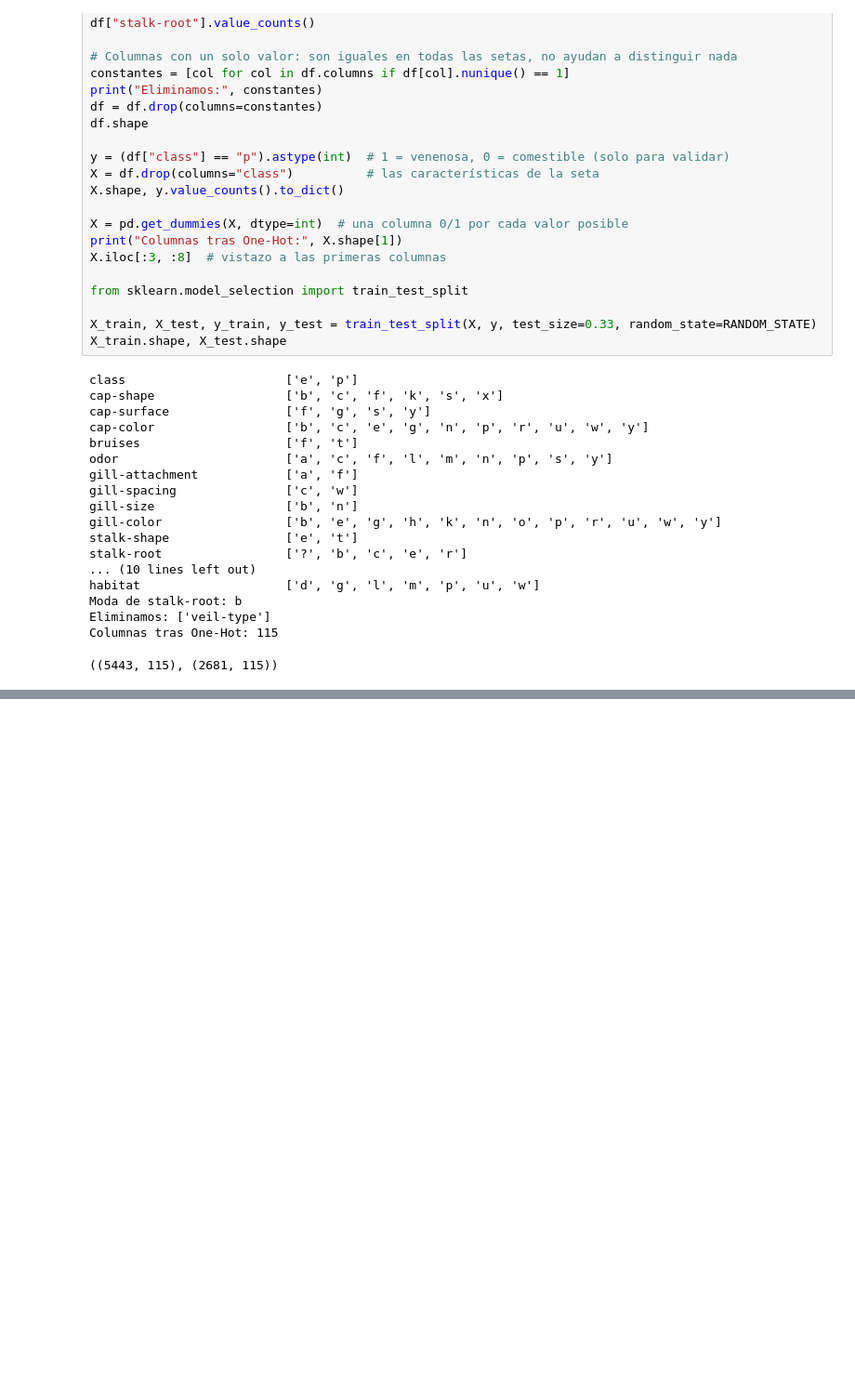
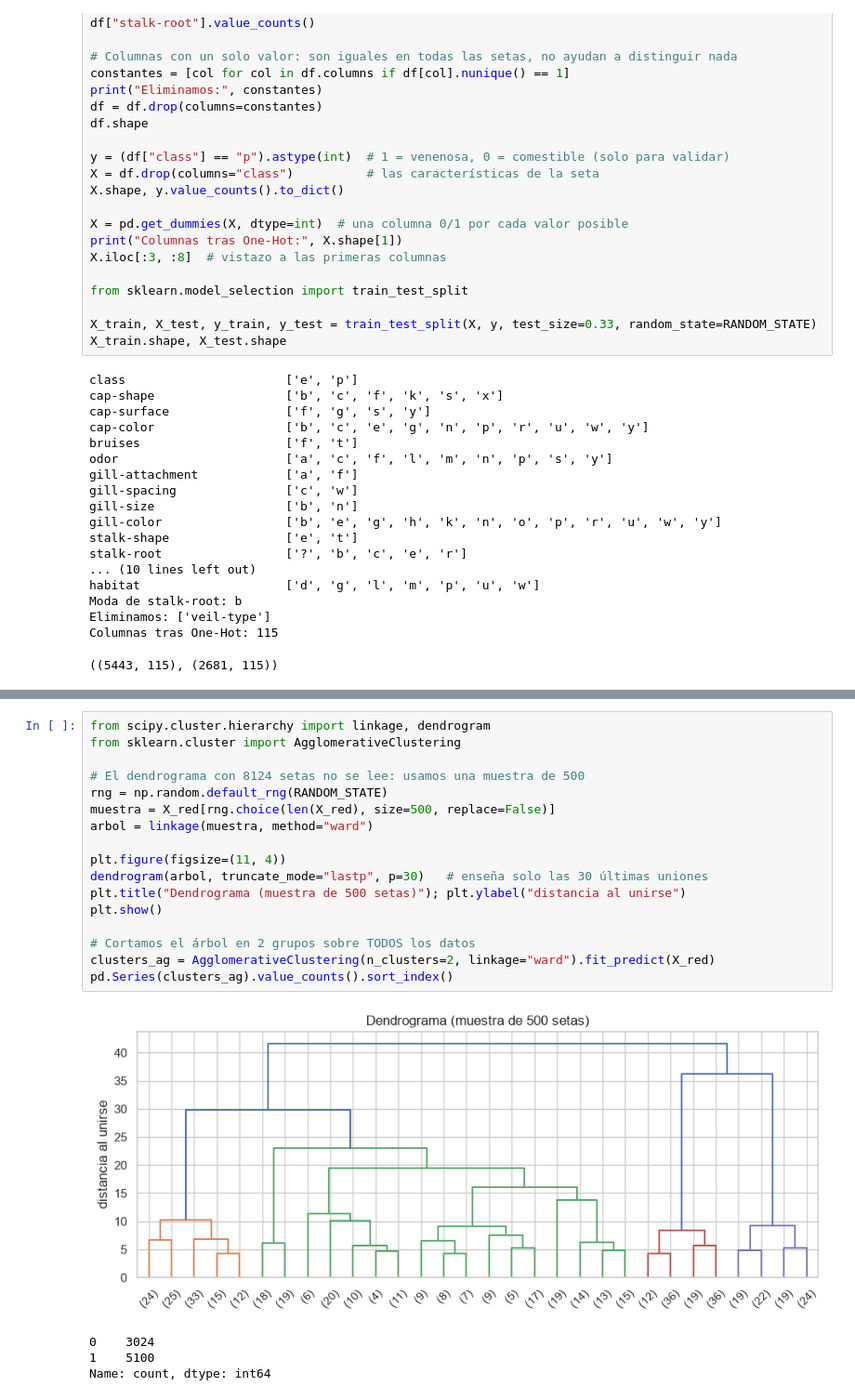
Before and after one commit to IA-P1-BCN/juanCarlos-investigacion-clustering, a Jupyter notebook: workshop-setas.ipynb, the cells around one changed output, grey strips where cells are left out. Shown at 93% size. Saved outputs shown, nothing was run; the diff lists cells and outputs as text; blank space fills up the shorter version.

Commit message:
taller(04): setas — modelado (K-Means, aglomerativo, GMM, DBSCAN)
Co-Authored-By: Claude Opus 5.5 <noreply@anthropic.com>

```diff
--- a/workshop-setas.ipynb
+++ b/workshop-setas.ipynb
@@ -303,0 +327,22 @@ plt.show()
+# %%
+from scipy.cluster.hierarchy import linkage, dendrogram
+from sklearn.cluster import AgglomerativeClustering
+
+# El dendrograma con 8124 setas no se lee: usamos una muestra de 500
+rng = np.random.default_rng(RANDOM_STATE)
+muestra = X_red[rng.choice(len(X_red), size=500, replace=False)]
+arbol = linkage(muestra, method="ward")
+
+plt.figure(figsize=(11, 4))
+dendrogram(arbol, truncate_mode="lastp", p=30)   # enseña solo las 30 últimas uniones
+plt.title("Dendrograma (muestra de 500 setas)"); plt.ylabel("distancia al unirse")
+plt.show()
+
+# Cortamos el árbol en 2 grupos sobre TODOS los datos
+clusters_ag = AgglomerativeClustering(n_clusters=2, linkage="ward").fit_predict(X_red)
+pd.Series(clusters_ag).value_counts().sort_index()
+# %% [output]
+[figure, added]
+0    3024
+1    5100
+Name: count, dtype: int64
```
Also changed, not shown: parts of 31 cells of this notebook, 8 other files.
